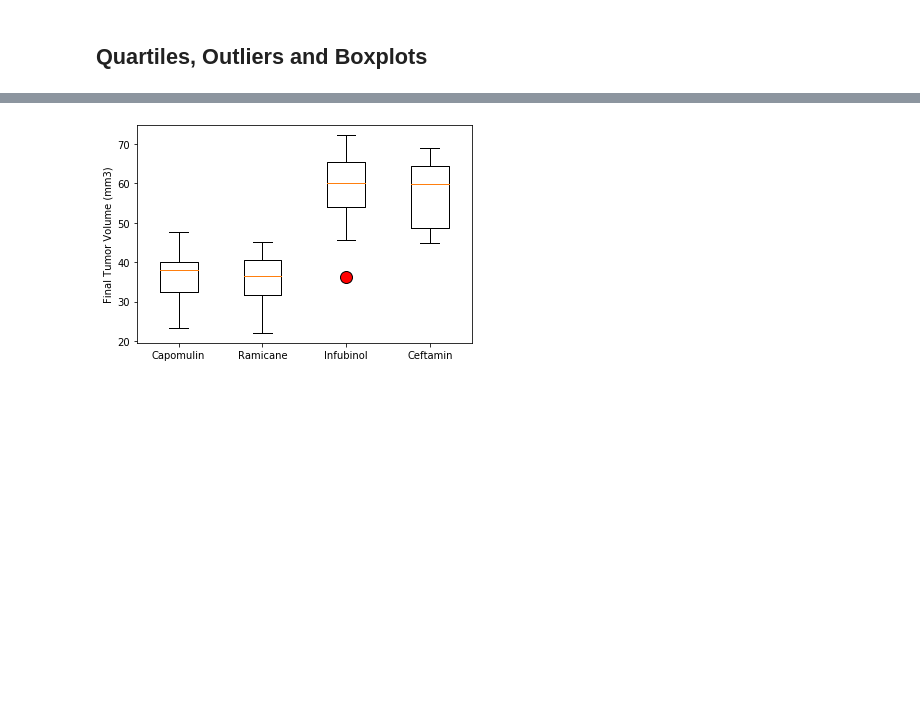
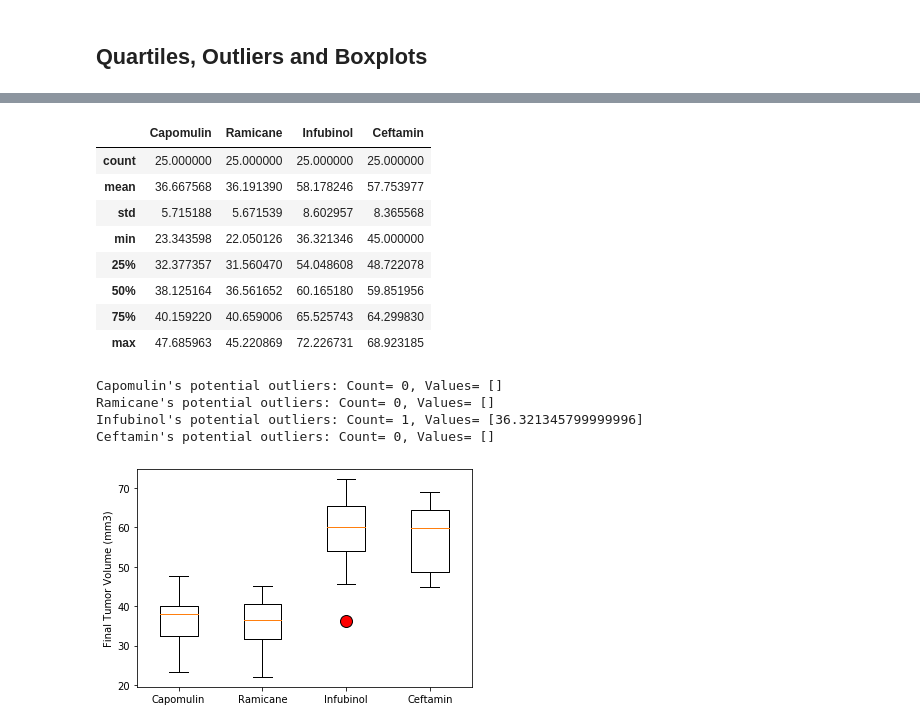
Before and after one commit to zachaa/matplotlib-challenge, a Jupyter notebook: Pymaceuticals/pymaceuticals.ipynb, the cells around one changed output, grey strips where cells are left out. Saved outputs shown, nothing was run; the diff lists cells and outputs as text; code cells hidden in the pictures; blank space fills up the shorter version.

Commit message:
add quartiles & outliers code

```diff
--- a/Pymaceuticals/pymaceuticals.ipynb
+++ b/Pymaceuticals/pymaceuticals.ipynb
@@ -165,7 +167,9 @@ pie_ax.set(title="Male vs Female mice (PyPlot)", ylabel="Sex")
 # Calculate the final tumor volume of each mouse across four of the treatment regimens:
 # Capomulin, Ramicane, Infubinol, and Ceftamin
 
+filtered_regimens_clean = clean_mouse_study_df[clean_mouse_study_df["Drug Regimen"].isin(("Capomulin", "Ramicane", "Infubinol", "Ceftamin"))]
 # Start by getting the last (greatest) timepoint for each mouse
-
-
-# Merge this group df with the original DataFrame to get the tumor volume at the last timepoint
+last_timepoint_mouse_df = filtered_regimens_clean.groupby("Mouse ID").agg({"Timepoint": 'last',
+                                                                           "Tumor Volume (mm3)": 'last',
+                                                                           "Drug Regimen": 'last'})
+last_timepoint_mouse_df.head(5)
@@ -195,3 +184,57 @@ Ceftamin's potential outliers: Series([], Name: Tumor Volume (mm3), dtype: float
+# %%
+# create lists of treatments
+selected_treatments = ["Capomulin", "Ramicane", "Infubinol", "Ceftamin"]
+
+def extract_tumor_volume_list(drug_regimen: str) -> List[float]:
+    """ Create a list of Tumor Volumes for a given `drug_regimen` """
+    return last_timepoint_mouse_df[last_timepoint_mouse_df["Drug Regimen"] == drug_regimen]["Tumor Volume (mm3)"].to_list()
+
+# create dict of lists with tumor volume data for each of the above treatment
+tumor_volume_data = {"Capomulin": extract_tumor_volume_list("Capomulin"),
+                     "Ramicane": extract_tumor_volume_list("Ramicane"),
+                     "Infubinol": extract_tumor_volume_list("Infubinol"),
+                     "Ceftamin": extract_tumor_volume_list("Ceftamin")}
+# %%
+# create DataFrame from tumor volume dictionary where columns are the drug regimen
+# how to create DataFrame with unequal length of lists in dictionary:
+#   https://stackoverflow.com/questions/19736080/creating-dataframe-from-a-dictionary-where-entries-have-different-lengths
+tumor_volume_df = pd.DataFrame.from_dict(tumor_volume_data, orient='index').transpose()
+
+# get statistics for each drug regimen
+tumor_volume_statistics = tumor_volume_df.describe()
+tumor_volume_statistics
+# %% [output]
+|  | Capomulin | Ramicane | Infubinol | Ceftamin |
+| count | 25.000000 | 25.000000 | 25.000000 | 25.000000 |
+| mean | 36.667568 | 36.191390 | 58.178246 | 57.753977 |
+| std | 5.715188 | 5.671539 | 8.602957 | 8.365568 |
+| min | 23.343598 | 22.050126 | 36.321346 | 45.000000 |
+| 25% | 32.377357 | 31.560470 | 54.048608 | 48.722078 |
+| 50% | 38.125164 | 36.561652 | 60.165180 | 59.851956 |
+| 75% | 40.159220 | 40.659006 | 65.525743 | 64.299830 |
+| max | 47.685963 | 45.220869 | 72.226731 | 68.923185 |
+# %%
+# calculate number and values of outliers for each drug in out selected treatments using IQR
+for drug in selected_treatments:
+    list_of_tumor_volumes = tumor_volume_data[drug]
+    outliers_count = 0
+    outliers_values = []
+    drug_25percent = tumor_volume_statistics.loc["25%", drug]
+    drug_75percent = tumor_volume_statistics.loc["75%", drug]
+    # IQR = Q3-Q1
+    iqr = drug_75percent - drug_25percent
+    for volume in list_of_tumor_volumes:
+        # outliers are less than Q1-(1.5 × IQR) or greater than Q3+(1.5 × IQR)
+        if not (drug_25percent - 1.5 * iqr ) < volume < (drug_75percent + 1.5 * iqr):
+            # volume is an outlier:
+            outliers_count += 1
+            outliers_values.append(volume)
+    print(f"{drug}'s potential outliers: Count= {outliers_count}, Values= {outliers_values}")
+# %% [output]
+Capomulin's potential outliers: Count= 0, Values= []
+Ramicane's potential outliers: Count= 0, Values= []
+Infubinol's potential outliers: Count= 1, Values= [36.321345799999996]
+Ceftamin's potential outliers: Count= 0, Values= []
 # %%
 # Generate a box plot that shows the distrubution of the tumor volume for each treatment group.
 # %% [output]
```
Also changed, not shown: parts of 3 cells of this notebook.
